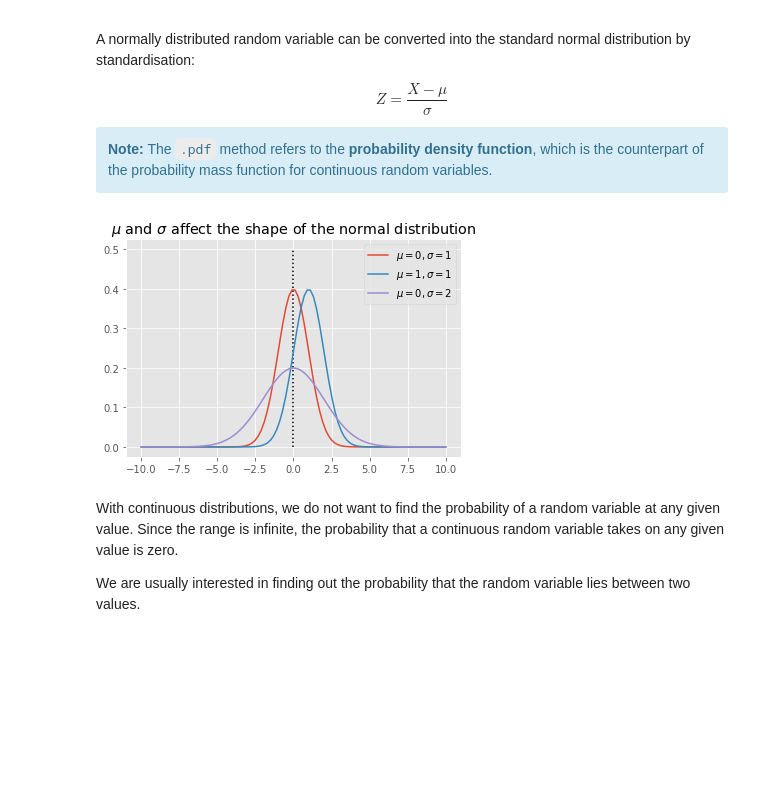
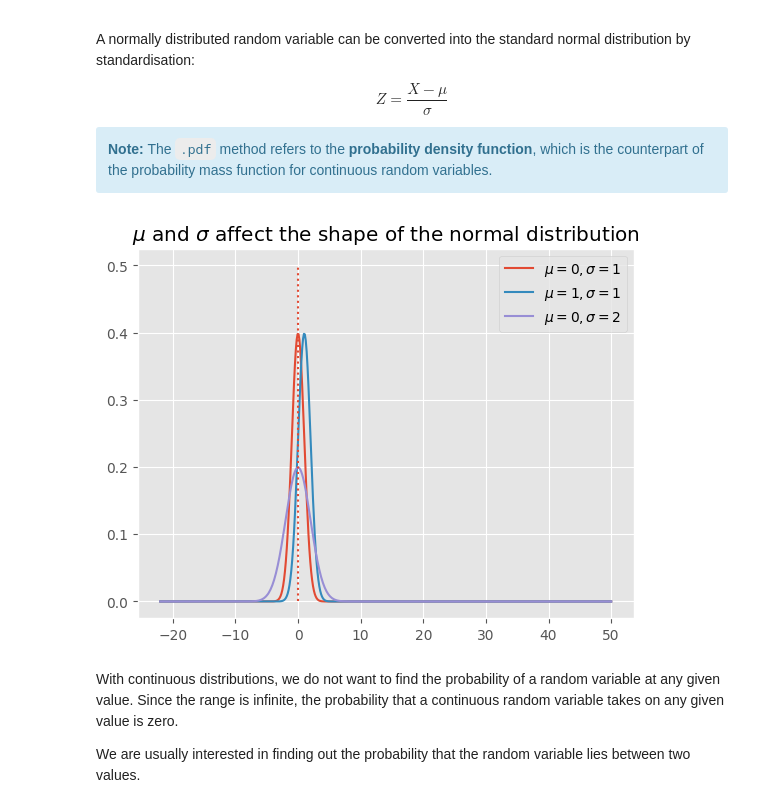
Before and after one commit to swasvika/Linear_algebra_lab_notes, a Jupyter notebook: AIML_Course_Probability_Primer.ipynb, the cells around one changed output. Drawn from its saved outputs; the diff is of its cells as text; code cells hidden in the pictures; blank space fills up the shorter version.

```diff
--- a/AIML_Course_Probability_Primer.ipynb
+++ b/AIML_Course_Probability_Primer.ipynb
@@ -491,21 +491,21 @@ $$Z = \frac{X-\mu}{\sigma}$$
     <b>Note:</b> The <code>.pdf</code> method refers to the <b>probability density function</b>, which is the counterpart of the probability mass function for continuous random variables.
 </div>
 # %%
-x = np.linspace(-10, 10, 100)
+x = np.linspace(-22, 50, 500)
 f1 = norm.pdf(x, loc=0, scale=1)
 f2 = norm.pdf(x, loc=1, scale=1)
 f3 = norm.pdf(x, loc=0, scale=2)
 
 plt.plot(x, f1, label="$\mu=0, \sigma=1$")
 plt.plot(x, f2, label="$\mu=1, \sigma=1$")
 plt.plot(x, f3, label="$\mu=0, \sigma=2$")
 plt.vlines(x=0, ymin=0, ymax=0.5, linestyles="dotted")
 
 plt.legend()
 plt.title("$\mu$ and $\sigma$ affect the shape of the normal distribution")
 plt.show()
 # %% [output]
-[figure, old version]
+[figure, new version]
 # %% [markdown]
 With continuous distributions, we do not want to find the probability of a random variable at any given value. Since the range is infinite, the probability that a continuous random variable takes on any given value is zero.
 
```
Also changed, not shown: parts of 27 cells of this notebook.
